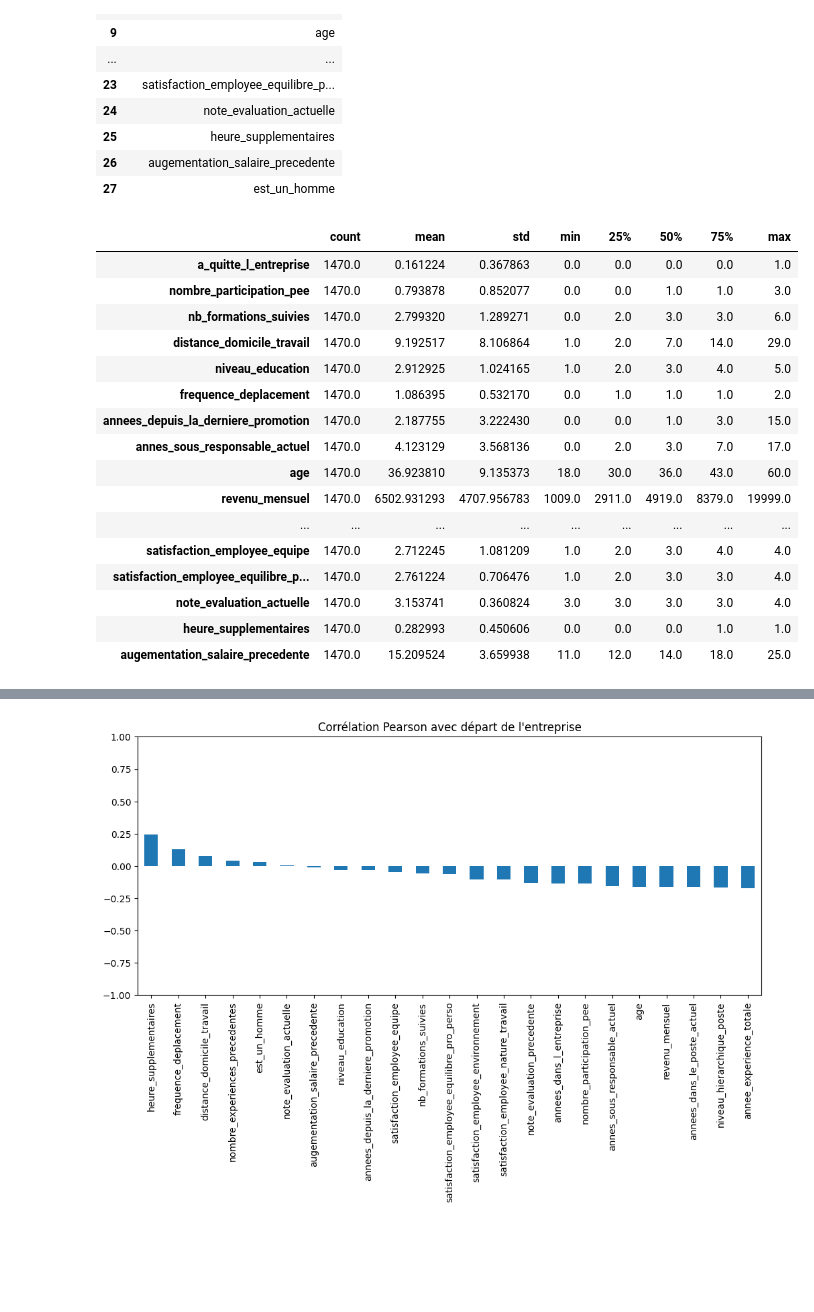
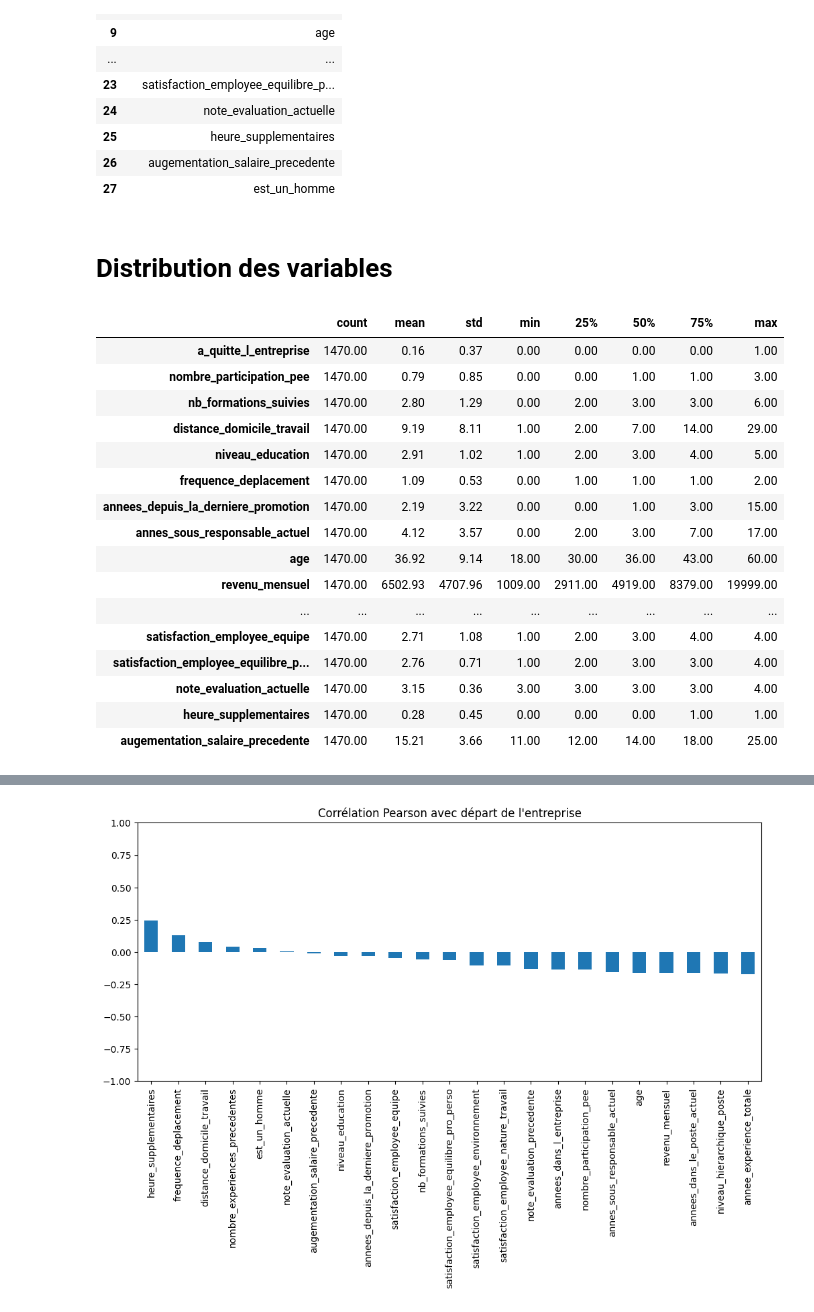
Before and after one commit to Ace4teaM/OCR-NovaTech, a Jupyter notebook: 2.exploration.ipynb, the cells around one changed output, grey strips where cells are left out. Saved outputs shown, nothing was run; the diff lists cells and outputs as text; code cells hidden in the pictures; blank space fills up the shorter version.

```diff
--- a/2.exploration.ipynb
+++ b/2.exploration.ipynb
@@ -36,24 +36,25 @@ pd.DataFrame(df.columns)
 | 25 | heure_supplementaires |
 | 26 | augementation_salaire_precedente |
 | 27 | est_un_homme |
+# %% [markdown]
+# Distribution des variables
 # %%
-
-df.describe().T
+df.describe().T.style.format("{:.2f}")
 # %% [output]
 |  | count | mean | std | min | 25% | 50% | 75% | max |
-| a_quitte_l_entreprise | 1470.0 | 0.161224 | 0.367863 | 0.0 | 0.0 | 0.0 | 0.0 | 1.0 |
-| nombre_participation_pee | 1470.0 | 0.793878 | 0.852077 | 0.0 | 0.0 | 1.0 | 1.0 | 3.0 |
-| nb_formations_suivies | 1470.0 | 2.799320 | 1.289271 | 0.0 | 2.0 | 3.0 | 3.0 | 6.0 |
-| distance_domicile_travail | 1470.0 | 9.192517 | 8.106864 | 1.0 | 2.0 | 7.0 | 14.0 | 29.0 |
-| niveau_education | 1470.0 | 2.912925 | 1.024165 | 1.0 | 2.0 | 3.0 | 4.0 | 5.0 |
-| frequence_deplacement | 1470.0 | 1.086395 | 0.532170 | 0.0 | 1.0 | 1.0 | 1.0 | 2.0 |
-| annees_depuis_la_derniere_promotion | 1470.0 | 2.187755 | 3.222430 | 0.0 | 0.0 | 1.0 | 3.0 | 15.0 |
-| annes_sous_responsable_actuel | 1470.0 | 4.123129 | 3.568136 | 0.0 | 2.0 | 3.0 | 7.0 | 17.0 |
-| age | 1470.0 | 36.923810 | 9.135373 | 18.0 | 30.0 | 36.0 | 43.0 | 60.0 |
-| revenu_mensuel | 1470.0 | 6502.931293 | 4707.956783 | 1009.0 | 2911.0 | 4919.0 | 8379.0 | 19999.0 |
+| a_quitte_l_entreprise | 1470.00 | 0.16 | 0.37 | 0.00 | 0.00 | 0.00 | 0.00 | 1.00 |
+| nombre_participation_pee | 1470.00 | 0.79 | 0.85 | 0.00 | 0.00 | 1.00 | 1.00 | 3.00 |
+| nb_formations_suivies | 1470.00 | 2.80 | 1.29 | 0.00 | 2.00 | 3.00 | 3.00 | 6.00 |
+| distance_domicile_travail | 1470.00 | 9.19 | 8.11 | 1.00 | 2.00 | 7.00 | 14.00 | 29.00 |
+| niveau_education | 1470.00 | 2.91 | 1.02 | 1.00 | 2.00 | 3.00 | 4.00 | 5.00 |
+| frequence_deplacement | 1470.00 | 1.09 | 0.53 | 0.00 | 1.00 | 1.00 | 1.00 | 2.00 |
+| annees_depuis_la_derniere_promotion | 1470.00 | 2.19 | 3.22 | 0.00 | 0.00 | 1.00 | 3.00 | 15.00 |
+| annes_sous_responsable_actuel | 1470.00 | 4.12 | 3.57 | 0.00 | 2.00 | 3.00 | 7.00 | 17.00 |
+| age | 1470.00 | 36.92 | 9.14 | 18.00 | 30.00 | 36.00 | 43.00 | 60.00 |
+| revenu_mensuel | 1470.00 | 6502.93 | 4707.96 | 1009.00 | 2911.00 | 4919.00 | 8379.00 | 19999.00 |
 | ... | ... | ... | ... | ... | ... | ... | ... | ... |
-| satisfaction_employee_equipe | 1470.0 | 2.712245 | 1.081209 | 1.0 | 2.0 | 3.0 | 4.0 | 4.0 |
-| satisfaction_employee_equilibre_p... | 1470.0 | 2.761224 | 0.706476 | 1.0 | 2.0 | 3.0 | 3.0 | 4.0 |
-| note_evaluation_actuelle | 1470.0 | 3.153741 | 0.360824 | 3.0 | 3.0 | 3.0 | 3.0 | 4.0 |
-| heure_supplementaires | 1470.0 | 0.282993 | 0.450606 | 0.0 | 0.0 | 0.0 | 1.0 | 1.0 |
-| augementation_salaire_precedente | 1470.0 | 15.209524 | 3.659938 | 11.0 | 12.0 | 14.0 | 18.0 | 25.0 |
+| satisfaction_employee_equipe | 1470.00 | 2.71 | 1.08 | 1.00 | 2.00 | 3.00 | 4.00 | 4.00 |
+| satisfaction_employee_equilibre_p... | 1470.00 | 2.76 | 0.71 | 1.00 | 2.00 | 3.00 | 3.00 | 4.00 |
+| note_evaluation_actuelle | 1470.00 | 3.15 | 0.36 | 3.00 | 3.00 | 3.00 | 3.00 | 4.00 |
+| heure_supplementaires | 1470.00 | 0.28 | 0.45 | 0.00 | 0.00 | 0.00 | 1.00 | 1.00 |
+| augementation_salaire_precedente | 1470.00 | 15.21 | 3.66 | 11.00 | 12.00 | 14.00 | 18.00 | 25.00 |
```
Also changed, not shown: parts of 21 cells of this notebook.
